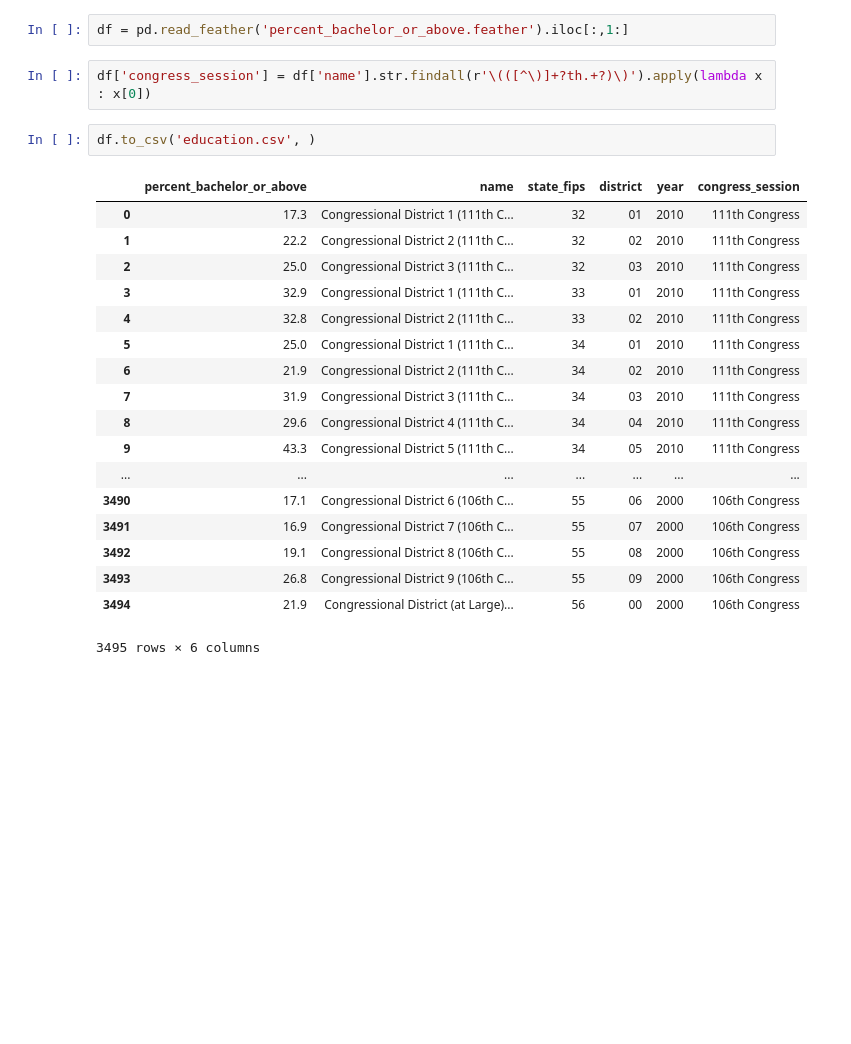
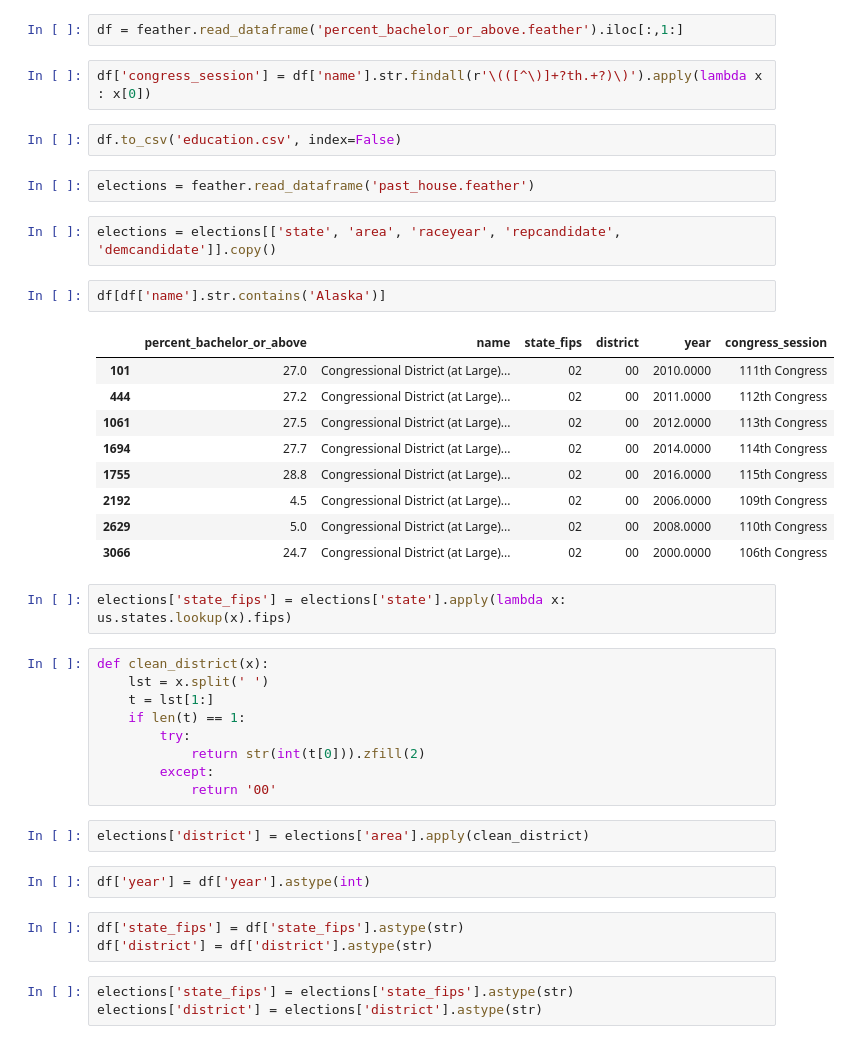
Before and after one commit to jiafengkevinchen/stat195-project, a Jupyter notebook: fetch_congressional_district.ipynb, the cells around one changed output. Cells and saved outputs as stored; diff of their text form; blank space fills up the shorter version.

Commit message:
education data

```diff
--- a/fetch_congressional_district.ipynb
+++ b/fetch_congressional_district.ipynb
@@ -71,27 +73,45 @@ Name: name, dtype: int64
 # %%
 df.reset_index().to_feather('percent_bachelor_or_above.feather')
 # %%
-df = pd.read_feather('percent_bachelor_or_above.feather').iloc[:,1:]
+df = feather.read_dataframe('percent_bachelor_or_above.feather').iloc[:,1:]
 # %%
 df['congress_session'] = df['name'].str.findall(r'\(([^\)]+?th.+?)\)').apply(lambda x : x[0])
 # %%
-df.to_csv('education.csv', )
+df.to_csv('education.csv', index=False)
-# %% [output]
-|  | percent_bachelor_or_above | name | state_fips | district | year | congress_session |
-| 0 | 17.3 | Congressional District 1 (111th C... | 32 | 01 | 2010 | 111th Congress |
-| 1 | 22.2 | Congressional District 2 (111th C... | 32 | 02 | 2010 | 111th Congress |
-| 2 | 25.0 | Congressional District 3 (111th C... | 32 | 03 | 2010 | 111th Congress |
-| 3 | 32.9 | Congressional District 1 (111th C... | 33 | 01 | 2010 | 111th Congress |
-| 4 | 32.8 | Congressional District 2 (111th C... | 33 | 02 | 2010 | 111th Congress |
-| 5 | 25.0 | Congressional District 1 (111th C... | 34 | 01 | 2010 | 111th Congress |
-| 6 | 21.9 | Congressional District 2 (111th C... | 34 | 02 | 2010 | 111th Congress |
-| 7 | 31.9 | Congressional District 3 (111th C... | 34 | 03 | 2010 | 111th Congress |
-| 8 | 29.6 | Congressional District 4 (111th C... | 34 | 04 | 2010 | 111th Congress |
-| 9 | 43.3 | Congressional District 5 (111th C... | 34 | 05 | 2010 | 111th Congress |
-| ... | ... | ... | ... | ... | ... | ... |
-| 3490 | 17.1 | Congressional District 6 (106th C... | 55 | 06 | 2000 | 106th Congress |
-| 3491 | 16.9 | Congressional District 7 (106th C... | 55 | 07 | 2000 | 106th Congress |
-| 3492 | 19.1 | Congressional District 8 (106th C... | 55 | 08 | 2000 | 106th Congress |
-| 3493 | 26.8 | Congressional District 9 (106th C... | 55 | 09 | 2000 | 106th Congress |
-| 3494 | 21.9 | Congressional District (at Large)... | 56 | 00 | 2000 | 106th Congress |
-3495 rows × 6 columns
+# %%
+elections = feather.read_dataframe('past_house.feather')
+# %%
+elections = elections[['state', 'area', 'raceyear', 'repcandidate', 'demcandidate']].copy()
+# %%
+df[df['name'].str.contains('Alaska')]
+# %% [output]
+|  | percent_bachelor_or_above | name | state_fips | district | year | congress_session |
+| 101 | 27.0 | Congressional District (at Large)... | 02 | 00 | 2010.0000 | 111th Congress |
+| 444 | 27.2 | Congressional District (at Large)... | 02 | 00 | 2011.0000 | 112th Congress |
+| 1061 | 27.5 | Congressional District (at Large)... | 02 | 00 | 2012.0000 | 113th Congress |
+| 1694 | 27.7 | Congressional District (at Large)... | 02 | 00 | 2014.0000 | 114th Congress |
+| 1755 | 28.8 | Congressional District (at Large)... | 02 | 00 | 2016.0000 | 115th Congress |
+| 2192 | 4.5 | Congressional District (at Large)... | 02 | 00 | 2006.0000 | 109th Congress |
+| 2629 | 5.0 | Congressional District (at Large)... | 02 | 00 | 2008.0000 | 110th Congress |
+| 3066 | 24.7 | Congressional District (at Large)... | 02 | 00 | 2000.0000 | 106th Congress |
+# %%
+elections['state_fips'] = elections['state'].apply(lambda x: us.states.lookup(x).fips)
+# %%
+def clean_district(x):
+    lst = x.split(' ')
+    t = lst[1:]
+    if len(t) == 1:
+        try:
+            return str(int(t[0])).zfill(2)
+        except:
+            return '00'
+# %%
+elections['district'] = elections['area'].apply(clean_district)
+# %%
+df['year'] = df['year'].astype(int)
+# %%
+df['state_fips'] = df['state_fips'].astype(str)
+df['district'] = df['district'].astype(str)
+# %%
+elections['state_fips'] = elections['state_fips'].astype(str)
+elections['district'] = elections['district'].astype(str)
```
Also changed, not shown: parts of 5 cells of this notebook, 5 other files.
